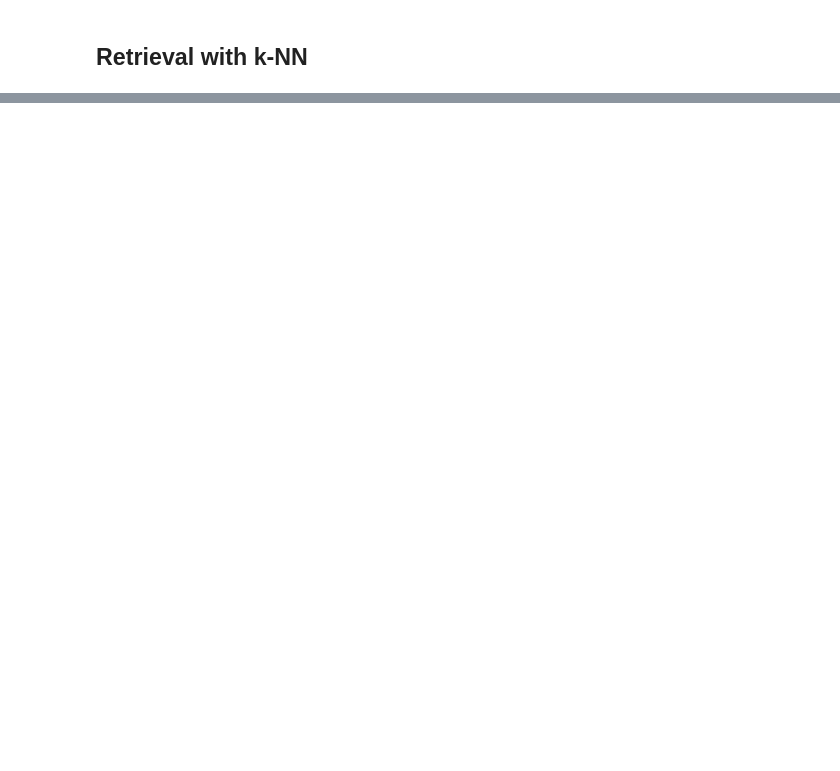
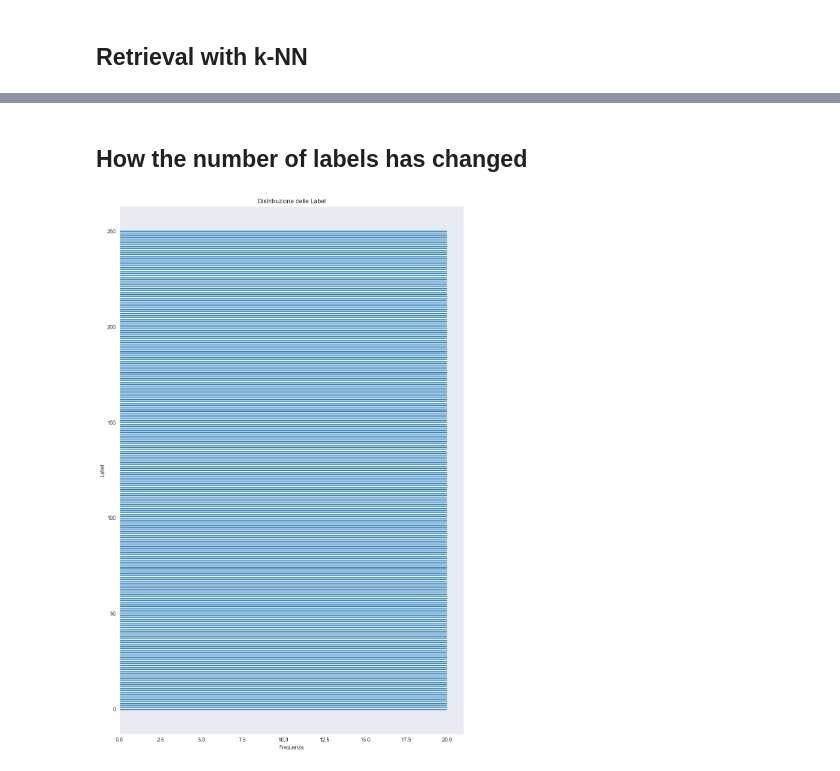
Before and after one commit to TommasoFerrario18/FoodX-251_Classification, a Jupyter notebook: Notebooks/Retrievalk-NN.ipynb, the cells around one changed output, grey strips where cells are left out. Cells and saved outputs as stored; diff of their text form; code cells hidden in the pictures; blank space fills up the shorter version.

```diff
--- a/Notebooks/Retrievalk-NN.ipynb
+++ b/Notebooks/Retrievalk-NN.ipynb
@@ -30,0 +22,3 @@ train_small_loader = DataLoader(train_small, batch_size=batch_size, shuffle=Fals
+# %%
+df_small = pd.read_csv('../Dataset/train_small.csv', header=None)
+df_small.head()
@@ -140,0 +92,18 @@ array([  0,  21, 165], dtype=int64)
+# %% [markdown]
+## **How the number of labels has changed**
+# %%
+import seaborn as sns
+sns.set_style("dark")
+# %%
+df_small.columns = ["Image", "Label"]
+# %%
+plt.figure(figsize=(10, 15))
+label_counts = df_small['Label'].value_counts()
+plt.barh(label_counts.index, label_counts.values)
+plt.xlabel('Frequenza')
+plt.ylabel('Label')
+plt.title('Distribuzione delle Label')
+plt.tight_layout()
+plt.show()
+# %% [output]
+[figure, added]
```
Also changed, not shown: parts of 39 cells of this notebook, 2 other files.
